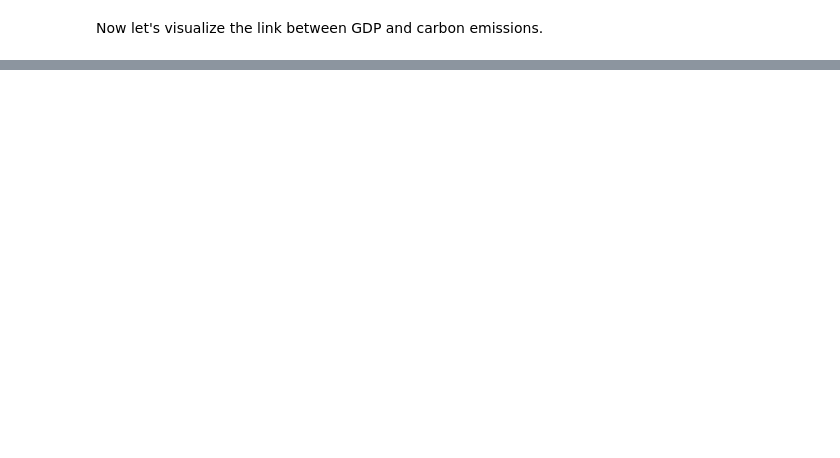
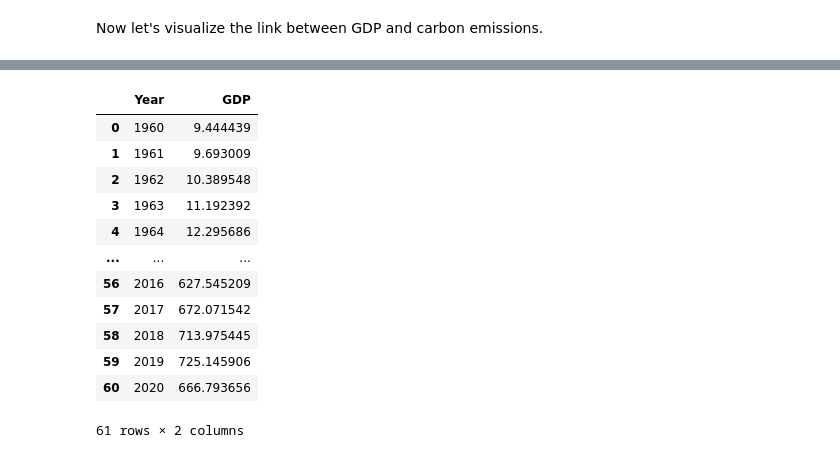
Before and after one commit to shokru/carbon_emissions, a Jupyter notebook: carbon.ipynb, the cells around one changed output, grey strips where cells are left out. Saved outputs shown, nothing was run; the diff lists cells and outputs as text; code cells hidden in the pictures; blank space fills up the shorter version.

```diff
--- a/carbon.ipynb
+++ b/carbon.ipynb
@@ -252,0 +311,20 @@ sns.set(rc={'figure.figsize':(13,8)})
+# %%
+data_gdp_world = data_gdp.pivot_table(values = ['GDP'],
+                                      aggfunc = 'sum',
+                                      index = ['Year']).reset_index()
+data_gdp_world['GDP'] = data_gdp_world['GDP']/(10**12) # Translate into billions
+data_gdp_world
+# %% [output]
+|  | Year | GDP |
+| 0 | 1960 | 9.444439 |
+| 1 | 1961 | 9.693009 |
+| 2 | 1962 | 10.389548 |
+| 3 | 1963 | 11.192392 |
+| 4 | 1964 | 12.295686 |
+| ... | ... | ... |
+| 56 | 2016 | 627.545209 |
+| 57 | 2017 | 672.071542 |
+| 58 | 2018 | 713.975445 |
+| 59 | 2019 | 725.145906 |
+| 60 | 2020 | 666.793656 |
+61 rows × 2 columns
```
Also changed, not shown: parts of 8 cells of this notebook.
